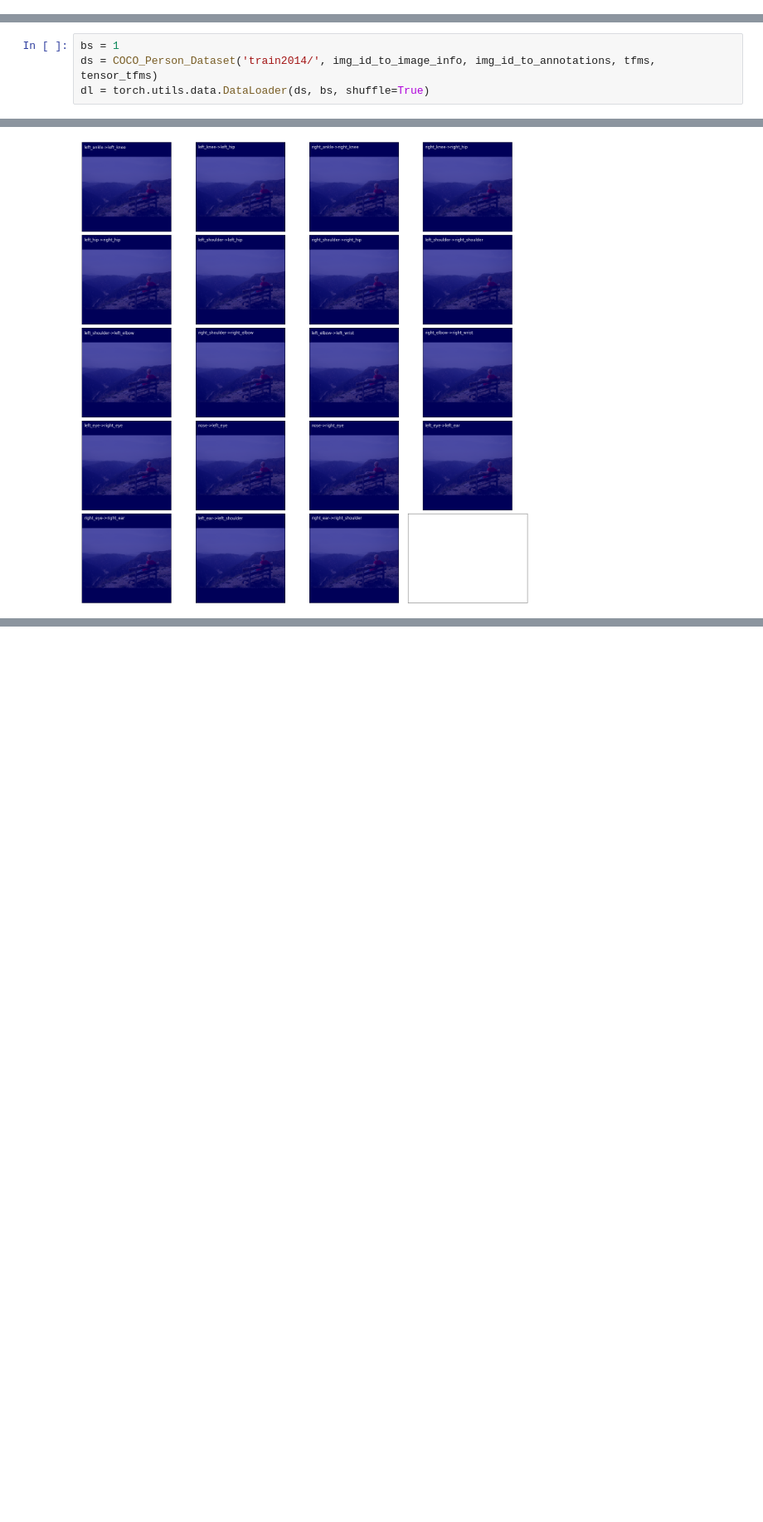
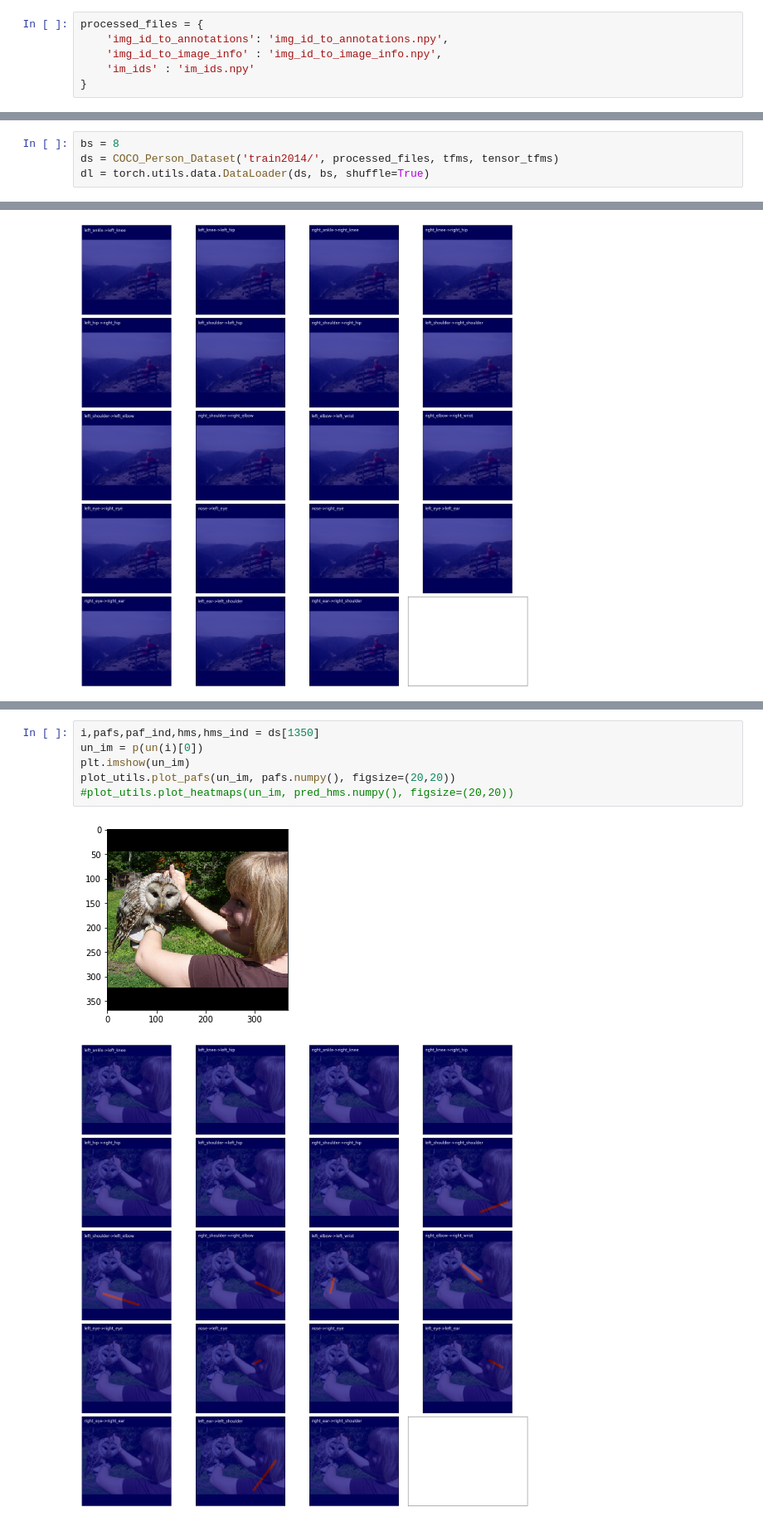
Before and after one commit to Nitish565/yoga-pose-estimation, a Jupyter notebook: COCO/Untitled.ipynb, the cells around one changed output, grey strips where cells are left out. Shown at 83% size. Drawn from its saved outputs; the diff is of its cells as text; blank space fills up the shorter version.

```diff
--- a/COCO/Untitled.ipynb
+++ b/COCO/Untitled.ipynb
@@ -35,3 +29,9 @@ im_ids = list(img_id_to_annotations.keys())
+# %%
+processed_files = {
+    'img_id_to_annotations': 'img_id_to_annotations.npy',
+    'img_id_to_image_info' : 'img_id_to_image_info.npy',
+    'im_ids' : 'im_ids.npy'
+}
 # %%
 mean, std = [0.485, 0.456, 0.406], [0.229, 0.224, 0.225]
 mean, std = torch.tensor(mean), torch.tensor(std)
@@ -52,7 +52,7 @@ tensor_tfms = transforms.Compose([
 un = UnNormalizeImgBatch(mean, std)
 p = transforms.ToPILImage()
 # %%
-bs = 1
-ds = COCO_Person_Dataset('train2014/', img_id_to_image_info, img_id_to_annotations, tfms, tensor_tfms)
+bs = 8
+ds = COCO_Person_Dataset('train2014/', processed_files, tfms, tensor_tfms)
 dl = torch.utils.data.DataLoader(ds, bs, shuffle=True)
 # %%
@@ -179,0 +172,9 @@ plot_utils.plot_pafs(un_im, (scaled_pafs[0]).numpy(), figsize=(20,20))
+# %%
+i,pafs,paf_ind,hms,hms_ind = ds[1350]
+un_im = p(un(i)[0])
+plt.imshow(un_im)
+plot_utils.plot_pafs(un_im, pafs.numpy(), figsize=(20,20))
+#plot_utils.plot_heatmaps(un_im, pred_hms.numpy(), figsize=(20,20))
+# %% [output]
+[figure, added]
+[figure, added]
```
Also changed, not shown: parts of 8 cells of this notebook, 7 other files.
